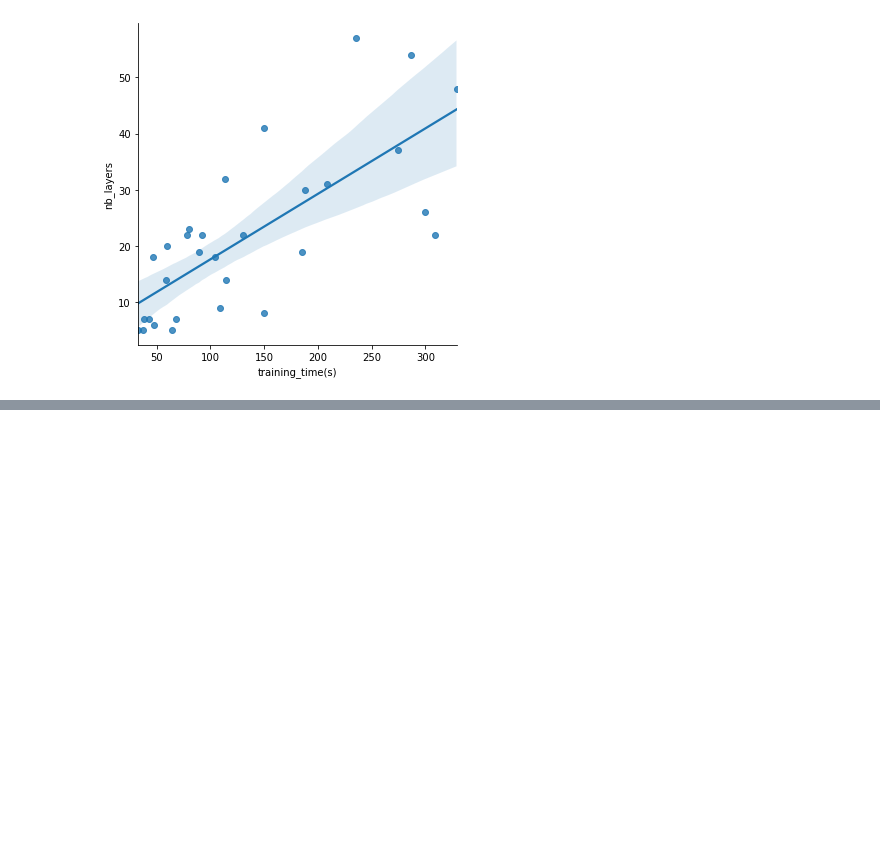
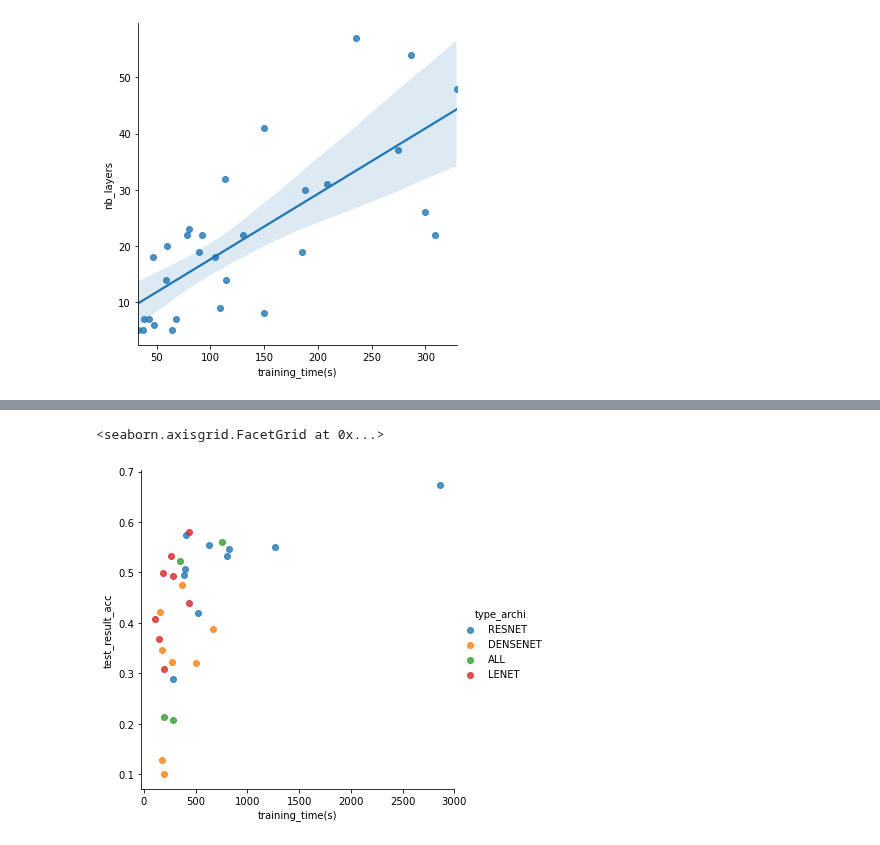
Before and after one commit to AntoineGr1/Memoire_code, a Jupyter notebook: Analyse_Architecture_v3.ipynb, the cells around one changed output, grey strips where cells are left out. Cells and saved outputs as stored; diff of their text form; code cells hidden in the pictures; blank space fills up the shorter version.

```diff
--- a/Analyse_Architecture_v3.ipynb
+++ b/Analyse_Architecture_v3.ipynb
@@ -202,0 +258,11 @@ sns.lmplot(
+# %%
+sns.lmplot(
+    x='training_time(s)',
+    y='test_result_acc',
+    data=test4,
+    hue='type_archi',
+    fit_reg=False
+)
+# %% [output]
+<seaborn.axisgrid.FacetGrid at 0x...>
+[figure, added]
```
Also changed, not shown: parts of 8 cells of this notebook, 32 other files.
